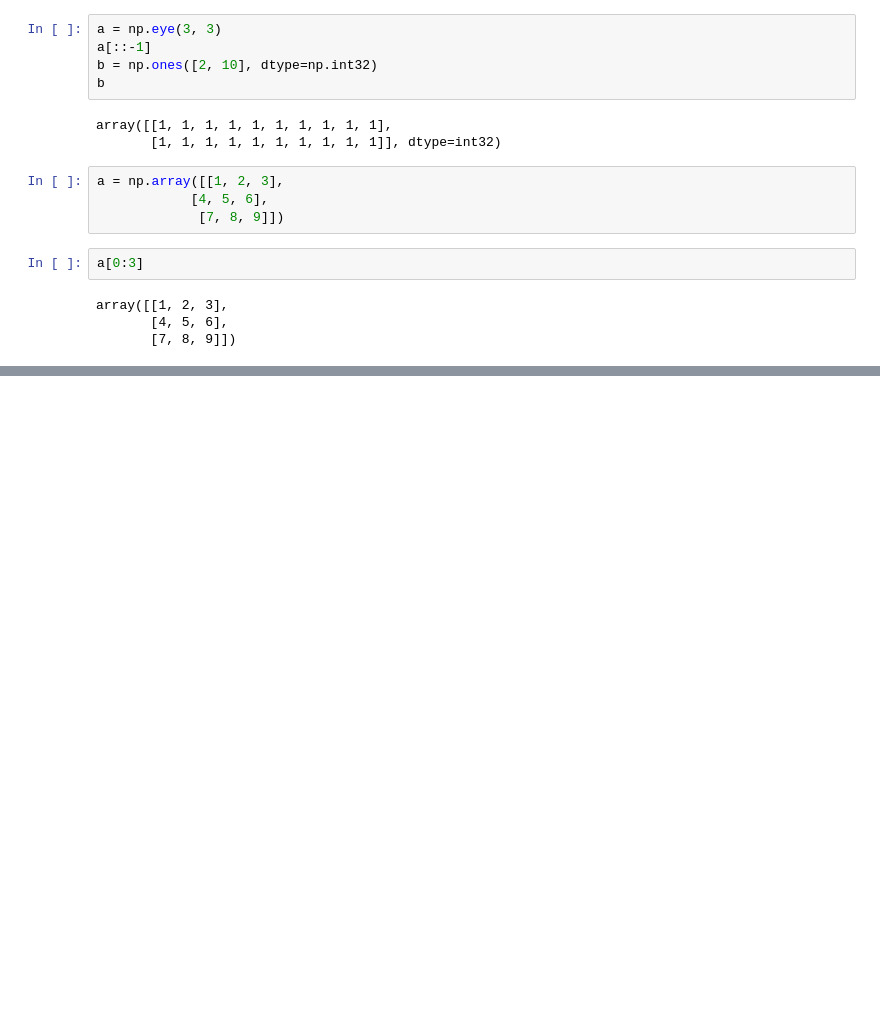
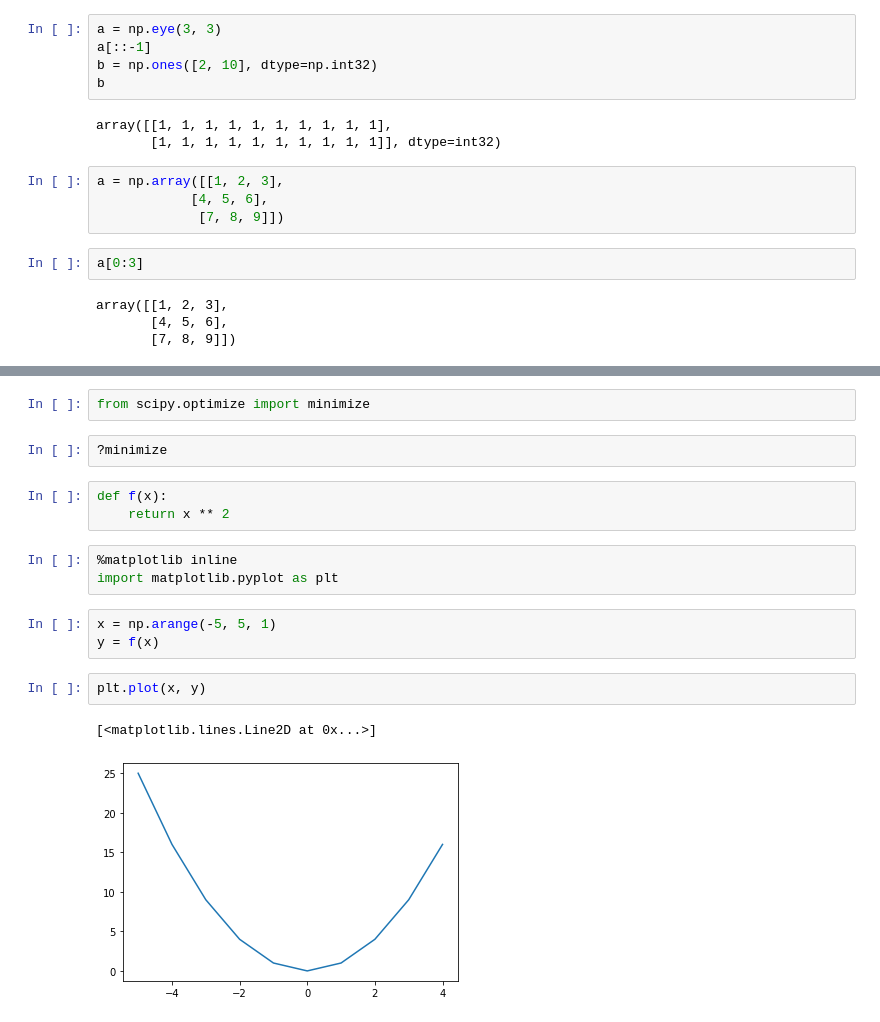
Before and after one commit to rnnugmanov/deep_learning_2019-20_basic, a Jupyter notebook: Seminars/Lesson_3-Numpy/Lesson_3_test_code.ipynb, the cells around one changed output, grey strips where cells are left out. Saved outputs shown, nothing was run; the diff lists cells and outputs as text; blank space fills up the shorter version.

```diff
--- a/Seminars/Lesson_3-Numpy/Lesson_3_test_code.ipynb
+++ b/Seminars/Lesson_3-Numpy/Lesson_3_test_code.ipynb
@@ -156,0 +215,18 @@ array([[1, 2, 3],
+# %%
+from scipy.optimize import minimize
+# %%
+?minimize
+# %%
+def f(x):
+    return x ** 2
+# %%
+%matplotlib inline
+import matplotlib.pyplot as plt
+# %%
+x = np.arange(-5, 5, 1)
+y = f(x)
+# %%
+plt.plot(x, y)
+# %% [output]
+[<matplotlib.lines.Line2D at 0x...>]
+[figure, added]
```
Also changed, not shown: parts of 29 cells of this notebook.
